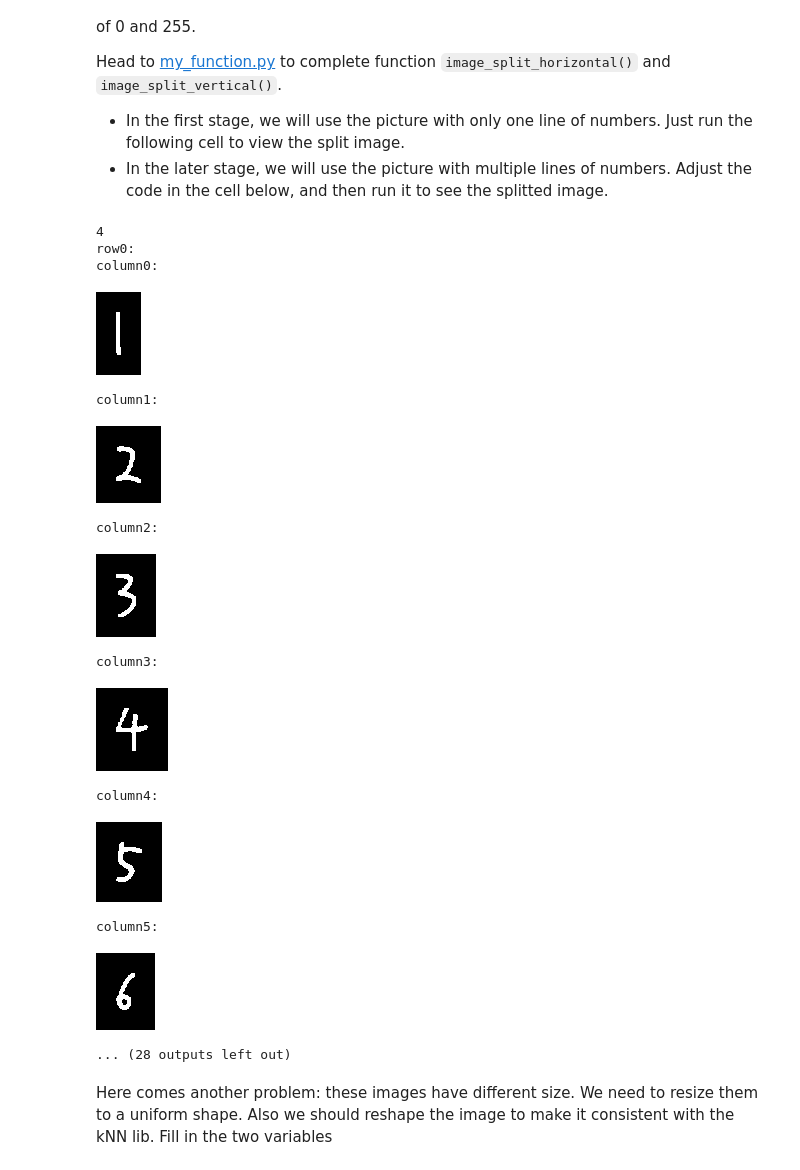
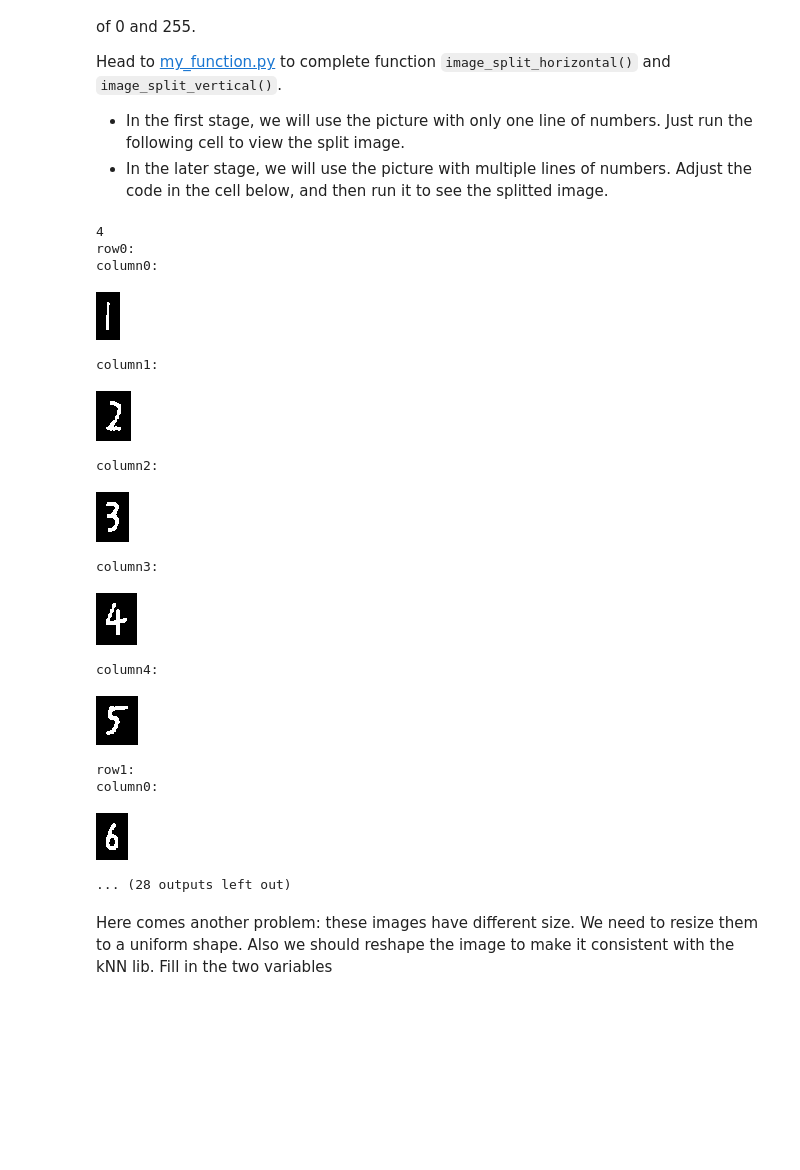
Before and after one commit to AlexWei2020/25fall-SI100B-Project, a Jupyter notebook: ProjectExercises/MultipleLine_NumDect_ProcessRealImage.ipynb, the cells around one changed output. Drawn from its saved outputs; the diff is of its cells as text; code cells hidden in the pictures; blank space fills up the shorter version.

```diff
--- a/ProjectExercises/MultipleLine_NumDect_ProcessRealImage.ipynb
+++ b/ProjectExercises/MultipleLine_NumDect_ProcessRealImage.ipynb
@@ -63,7 +66,7 @@ Before we start digits recognition, we need to do some preprocessing on the imag
 <br>
 - In late stage, we will use the camera to take pictures. In this stage, you first need to build the camera control circuit on the breadboard. Then finish the function of taking pictures in `take_photo()` of *my_function*.
 # %%
-image = PRJ_PATH + "/UserData/20251230_165642.jpg"
+image = PRJ_PATH + "/UserData/20251230_195601.jpg"
 img = cv2.imread(image)
 imshow(img)
 # %% [output]
@@ -115,33 +118,36 @@ Head to [my_function.py](/edit/ProjectExercise/my_function.py) to complete funct
 - In the first stage, we will use the picture with only one line of numbers. Just run the following cell to view the split image.
 - In the later stage, we will use the picture with multiple lines of numbers. Adjust the code in the cell below, and then run it to see the splitted image.
 # %%
-imgRow = image_split_vertical(imgBin, pad=0)
+imgRow = image_split_vertical(imgBin)
 imgMonos = []
 print(len(imgRow))
 for i in range(len(imgRow)):
     if imgRow[i].size == 0: continue
-    imgMonos.append([])
-    print(f"row{(i)}:")
-    imgMono = image_split_horizontal(imgRow[i], pad=20)
-    for col in range(len(imgMono)):
-        print(f"column{(col)}:")
-        imshow(imgMono[col])
-        imgMonos[i].append([imgMono[col]])
+    imgMono = image_split_horizontal(imgRow[i], pad=10)
+    if len(imgMono) != 0:
+        print(f"row{(i)}:")
+        current_row = []
+        for col in range(len(imgMono)):
+            print(f"column{(col)}:")
+            imshow(imgMono[col])
+            current_row.append([imgMono[col]])
+        imgMonos.append(current_row)
 # %% [output]
 4
 row0:
 column0:
-[figure, old version]
+[figure, new version]
 column1:
-[figure, old version]
+[figure, new version]
 column2:
-[figure, old version]
+[figure, new version]
 column3:
-[figure, old version]
+[figure, new version]
 column4:
-[figure, old version]
+[figure, new version]
-column5:
+row1:
+column0:
-[figure, old version]
+[figure, new version]
 ... (28 outputs left out)
 # %% [markdown]
 Here comes another problem: these images have different size.
```
Also changed, not shown: parts of 3 cells of this notebook, 7 other files.
